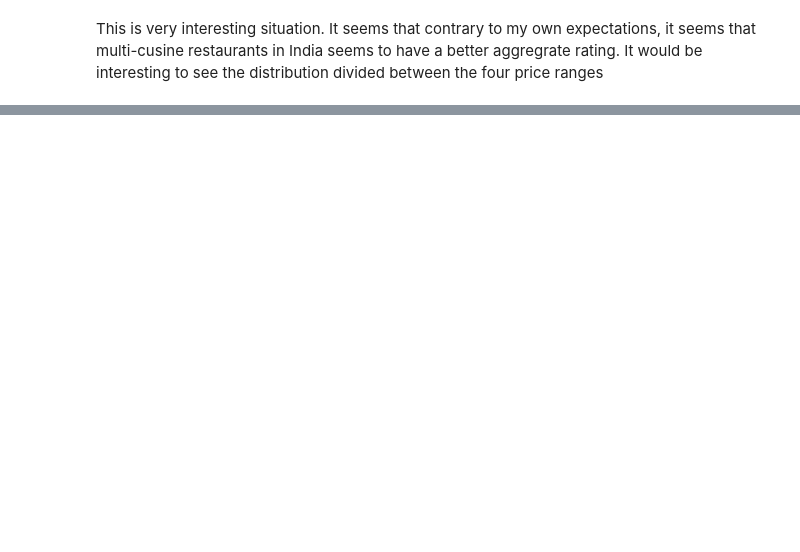
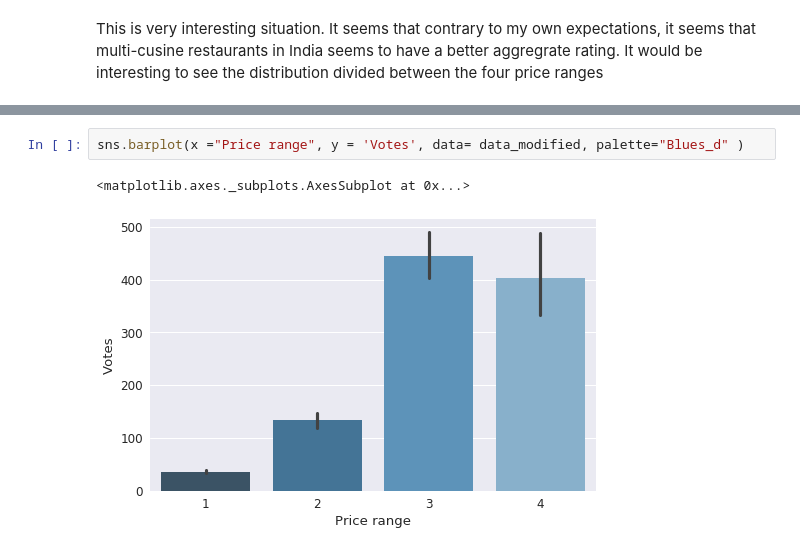
Before and after one commit to nathdipankar/restaurants-data-zomato-india, a Jupyter notebook: Finding the best restuarants.ipynb, the cells around one changed output, grey strips where cells are left out. Drawn from its saved outputs; the diff is of its cells as text; blank space fills up the shorter version.

Commit message:
Playing with number of votes

```diff
--- a/Finding the best restuarants.ipynb
+++ b/Finding the best restuarants.ipynb
@@ -178,0 +191,5 @@ The trend of the aggregate rating being better for multicuisine restaurant seems
+# %%
+sns.barplot(x ="Price range", y = 'Votes', data= data_modified, palette="Blues_d" )
+# %% [output]
+<matplotlib.axes._subplots.AxesSubplot at 0x...>
+[figure, added]
```
Also changed, not shown: parts of 12 cells of this notebook.
